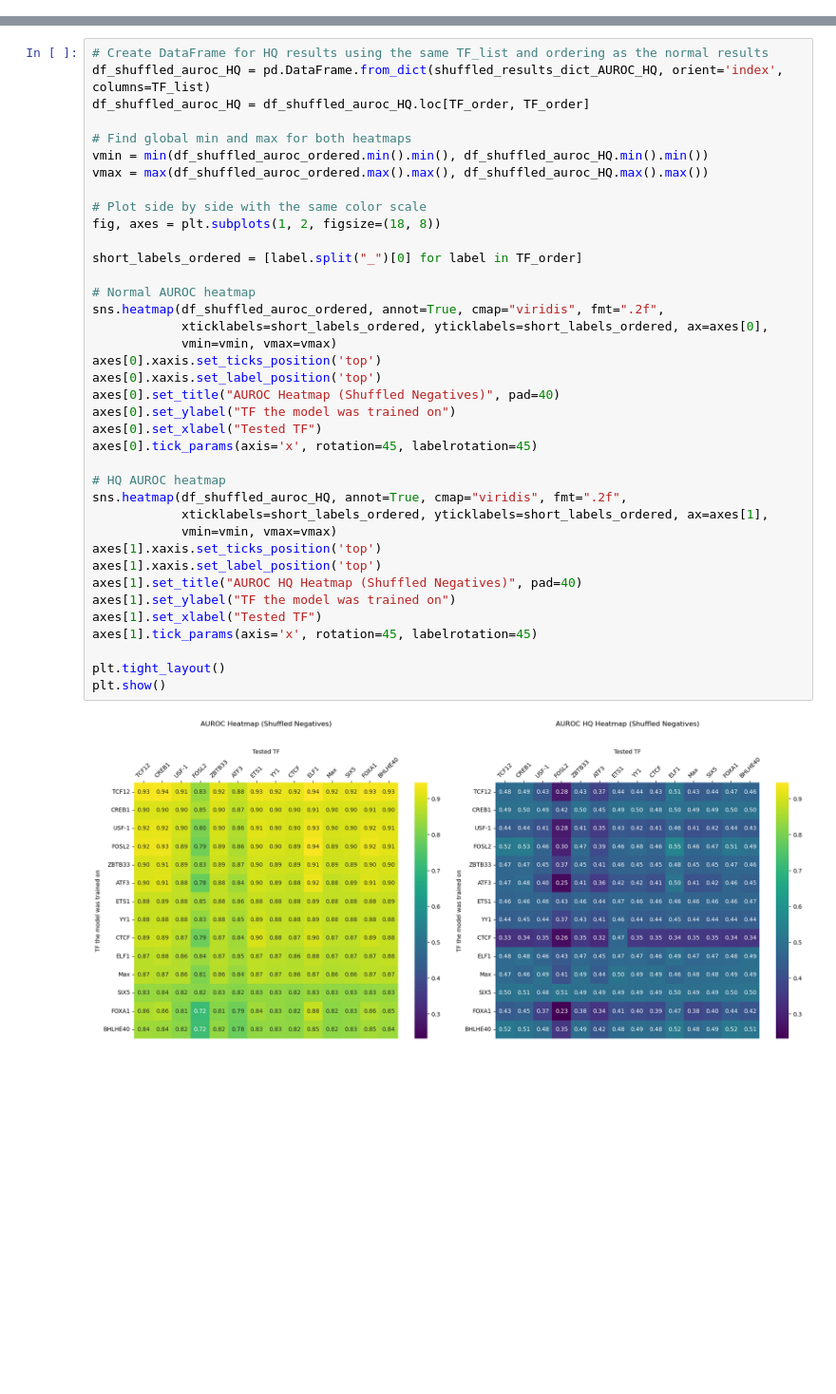
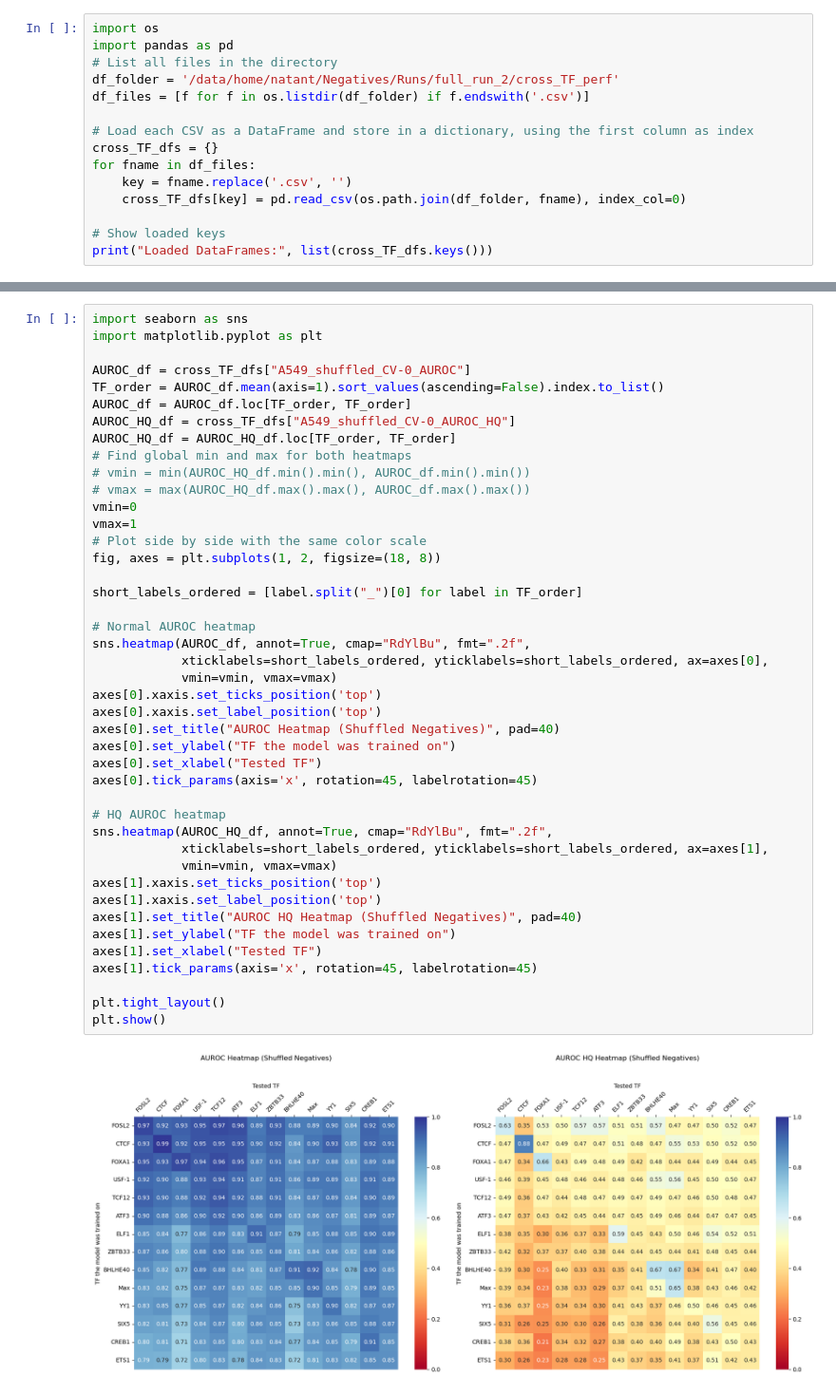
Before and after one commit to NatanTourne/TFBS-negatives, a Jupyter notebook: testing_ground/20250619_cross_TF_performance.ipynb, the cells around one changed output, grey strips where cells are left out. Shown at 95% size. Saved outputs shown, nothing was run; the diff lists cells and outputs as text; blank space fills up the shorter version.

Commit message:
made new figures

```diff
--- a/testing_ground/20250619_cross_TF_performance.ipynb
+++ b/testing_ground/20250619_cross_TF_performance.ipynb
@@ -197,0 +1,15 @@ plt.show()
+# %%
+import os
+import pandas as pd
+# List all files in the directory
+df_folder = '/data/home/natant/Negatives/Runs/full_run_2/cross_TF_perf'
+df_files = [f for f in os.listdir(df_folder) if f.endswith('.csv')]
+
+# Load each CSV as a DataFrame and store in a dictionary, using the first column as index
+cross_TF_dfs = {}
+for fname in df_files:
+    key = fname.replace('.csv', '')
+    cross_TF_dfs[key] = pd.read_csv(os.path.join(df_folder, fname), index_col=0)
+
+# Show loaded keys
+print("Loaded DataFrames:", list(cross_TF_dfs.keys()))
@@ -198,40 +18,45 @@ plt.show()
 # %%
-# Create DataFrame for HQ results using the same TF_list and ordering as the normal results
-df_shuffled_auroc_HQ = pd.DataFrame.from_dict(shuffled_results_dict_AUROC_HQ, orient='index', columns=TF_list)
-df_shuffled_auroc_HQ = df_shuffled_auroc_HQ.loc[TF_order, TF_order]
+import seaborn as sns
+import matplotlib.pyplot as plt
 
+AUROC_df = cross_TF_dfs["A549_shuffled_CV-0_AUROC"]
+TF_order = AUROC_df.mean(axis=1).sort_values(ascending=False).index.to_list()
+AUROC_df = AUROC_df.loc[TF_order, TF_order]
+AUROC_HQ_df = cross_TF_dfs["A549_shuffled_CV-0_AUROC_HQ"]
+AUROC_HQ_df = AUROC_HQ_df.loc[TF_order, TF_order]
 # Find global min and max for both heatmaps
-vmin = min(df_shuffled_auroc_ordered.min().min(), df_shuffled_auroc_HQ.min().min())
-vmax = max(df_shuffled_auroc_ordered.max().max(), df_shuffled_auroc_HQ.max().max())
-
+# vmin = min(AUROC_HQ_df.min().min(), AUROC_df.min().min())
+# vmax = max(AUROC_HQ_df.max().max(), AUROC_df.max().max())
+vmin=0
+vmax=1
 # Plot side by side with the same color scale
 fig, axes = plt.subplots(1, 2, figsize=(18, 8))
 
 short_labels_ordered = [label.split("_")[0] for label in TF_order]
 
 # Normal AUROC heatmap
-sns.heatmap(df_shuffled_auroc_ordered, annot=True, cmap="viridis", fmt=".2f",
+sns.heatmap(AUROC_df, annot=True, cmap="RdYlBu", fmt=".2f",
             xticklabels=short_labels_ordered, yticklabels=short_labels_ordered, ax=axes[0],
             vmin=vmin, vmax=vmax)
 axes[0].xaxis.set_ticks_position('top')
 axes[0].xaxis.set_label_position('top')
 axes[0].set_title("AUROC Heatmap (Shuffled Negatives)", pad=40)
 axes[0].set_ylabel("TF the model was trained on")
 axes[0].set_xlabel("Tested TF")
 axes[0].tick_params(axis='x', rotation=45, labelrotation=45)
 
 # HQ AUROC heatmap
-sns.heatmap(df_shuffled_auroc_HQ, annot=True, cmap="viridis", fmt=".2f",
+sns.heatmap(AUROC_HQ_df, annot=True, cmap="RdYlBu", fmt=".2f",
             xticklabels=short_labels_ordered, yticklabels=short_labels_ordered, ax=axes[1],
             vmin=vmin, vmax=vmax)
 axes[1].xaxis.set_ticks_position('top')
 axes[1].xaxis.set_label_position('top')
 axes[1].set_title("AUROC HQ Heatmap (Shuffled Negatives)", pad=40)
 axes[1].set_ylabel("TF the model was trained on")
 axes[1].set_xlabel("Tested TF")
 axes[1].tick_params(axis='x', rotation=45, labelrotation=45)
 
 plt.tight_layout()
 plt.show()
 # %% [output]
-[figure, old version]
+[figure, new version]
```
Also changed, not shown: parts of 28 cells of this notebook, 7 other files.
